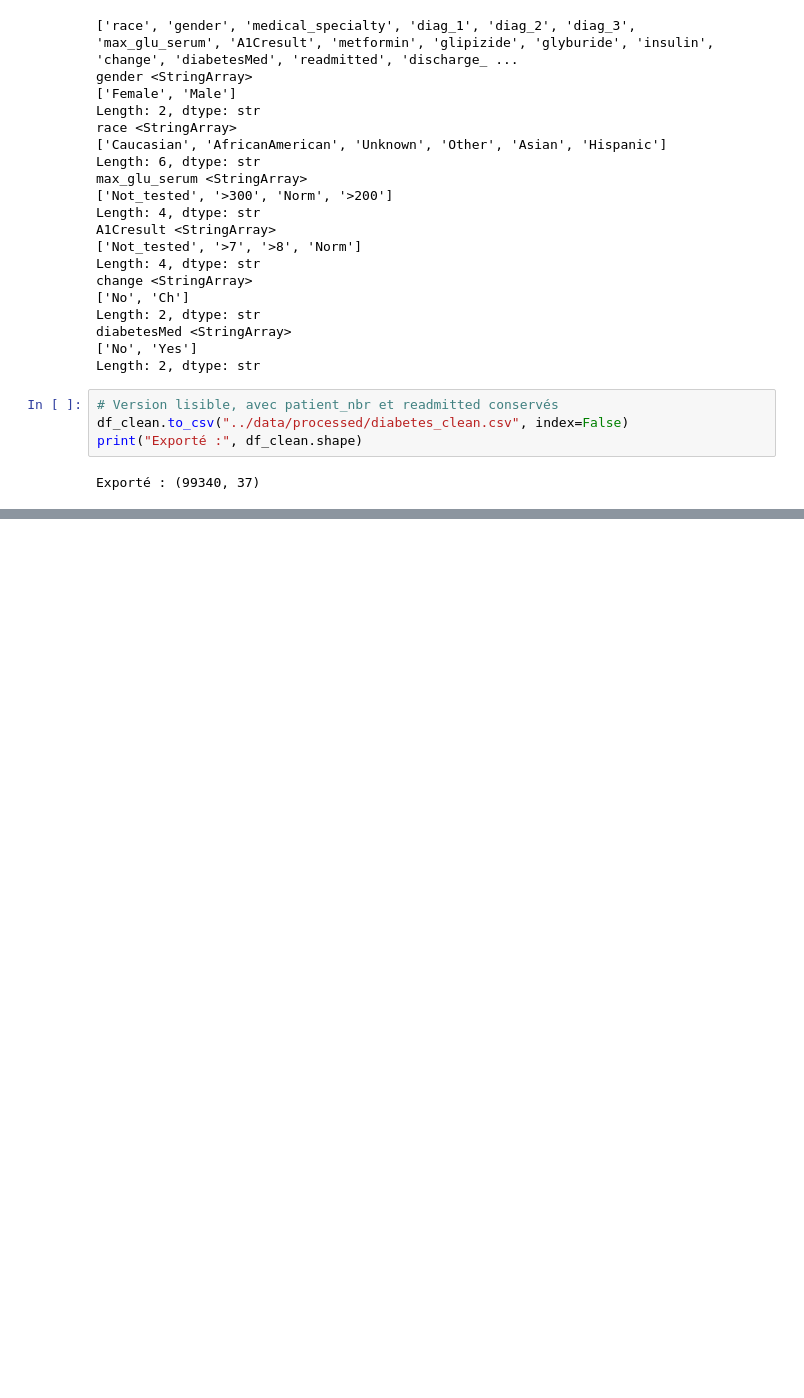
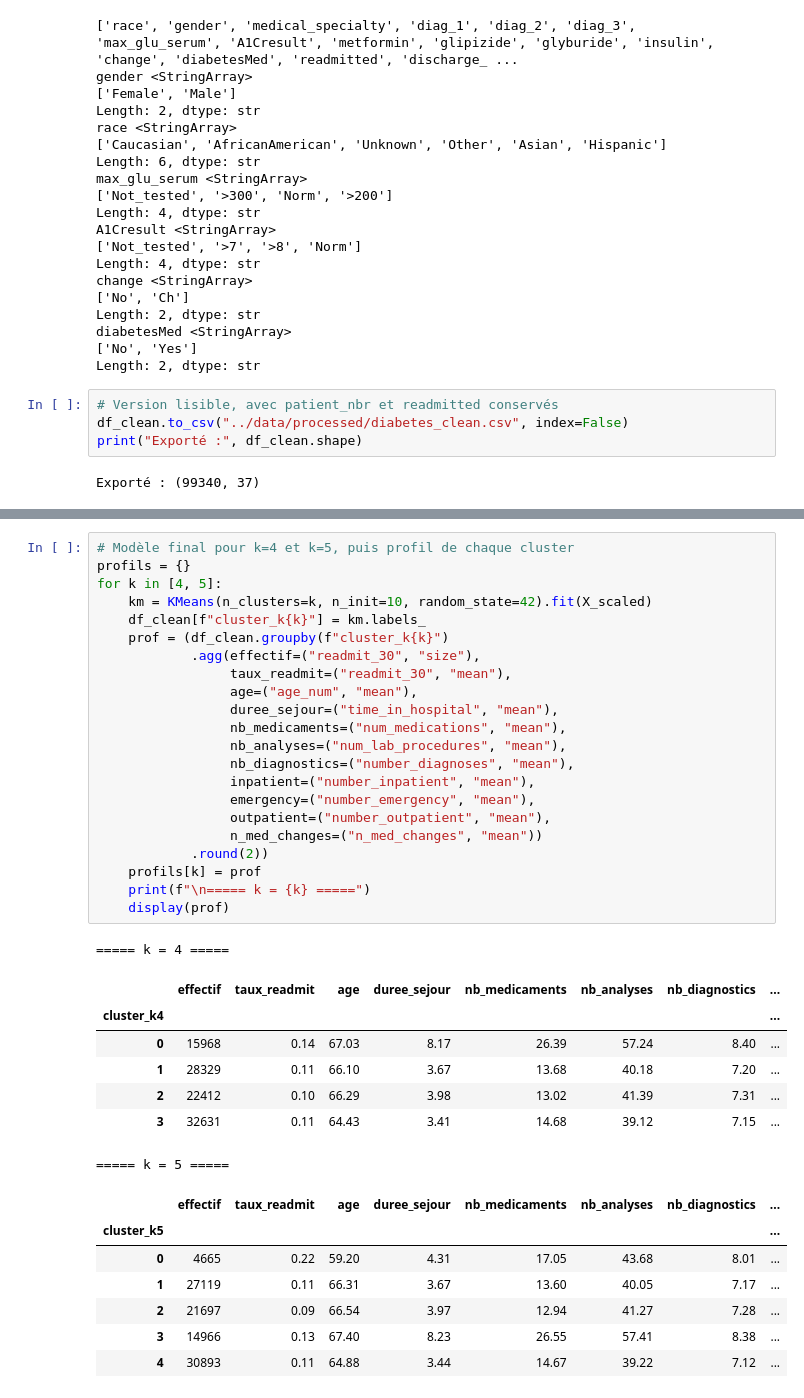
Before and after one commit to Mouhamed-Rayen-Dhaouadi/diabetes-readmission-ml, a Jupyter notebook: notbooks/lab_diabetes.ipynb, the cells around one changed output, grey strips where cells are left out. Cells and saved outputs as stored; diff of their text form; blank space fills up the shorter version.

```diff
--- a/notbooks/lab_diabetes.ipynb
+++ b/notbooks/lab_diabetes.ipynb
@@ -619,0 +679,38 @@ Exporté : (99340, 37)
+# %%
+# Modèle final pour k=4 et k=5, puis profil de chaque cluster
+profils = {}
+for k in [4, 5]:
+    km = KMeans(n_clusters=k, n_init=10, random_state=42).fit(X_scaled)
+    df_clean[f"cluster_k{k}"] = km.labels_
+    prof = (df_clean.groupby(f"cluster_k{k}")
+            .agg(effectif=("readmit_30", "size"),
+                 taux_readmit=("readmit_30", "mean"),
+                 age=("age_num", "mean"),
+                 duree_sejour=("time_in_hospital", "mean"),
+                 nb_medicaments=("num_medications", "mean"),
+                 nb_analyses=("num_lab_procedures", "mean"),
+                 nb_diagnostics=("number_diagnoses", "mean"),
+                 inpatient=("number_inpatient", "mean"),
+                 emergency=("number_emergency", "mean"),
+                 outpatient=("number_outpatient", "mean"),
+                 n_med_changes=("n_med_changes", "mean"))
+            .round(2))
+    profils[k] = prof
+    print(f"\n===== k = {k} =====")
+    display(prof)
+# %% [output]
+===== k = 4 =====
+|  | effectif | taux_readmit | age | duree_sejour | nb_medicaments | nb_analyses | nb_diagnostics | ... |
+| cluster_k4 |  |  |  |  |  |  |  | ... |
+| 0 | 15968 | 0.14 | 67.03 | 8.17 | 26.39 | 57.24 | 8.40 | ... |
+| 1 | 28329 | 0.11 | 66.10 | 3.67 | 13.68 | 40.18 | 7.20 | ... |
+| 2 | 22412 | 0.10 | 66.29 | 3.98 | 13.02 | 41.39 | 7.31 | ... |
+| 3 | 32631 | 0.11 | 64.43 | 3.41 | 14.68 | 39.12 | 7.15 | ... |
+===== k = 5 =====
+|  | effectif | taux_readmit | age | duree_sejour | nb_medicaments | nb_analyses | nb_diagnostics | ... |
+| cluster_k5 |  |  |  |  |  |  |  | ... |
+| 0 | 4665 | 0.22 | 59.20 | 4.31 | 17.05 | 43.68 | 8.01 | ... |
+| 1 | 27119 | 0.11 | 66.31 | 3.67 | 13.60 | 40.05 | 7.17 | ... |
+| 2 | 21697 | 0.09 | 66.54 | 3.97 | 12.94 | 41.27 | 7.28 | ... |
+| 3 | 14966 | 0.13 | 67.40 | 8.23 | 26.55 | 57.41 | 8.38 | ... |
+| 4 | 30893 | 0.11 | 64.88 | 3.44 | 14.67 | 39.22 | 7.12 | ... |
```
Also changed, not shown: parts of 6 cells of this notebook.
